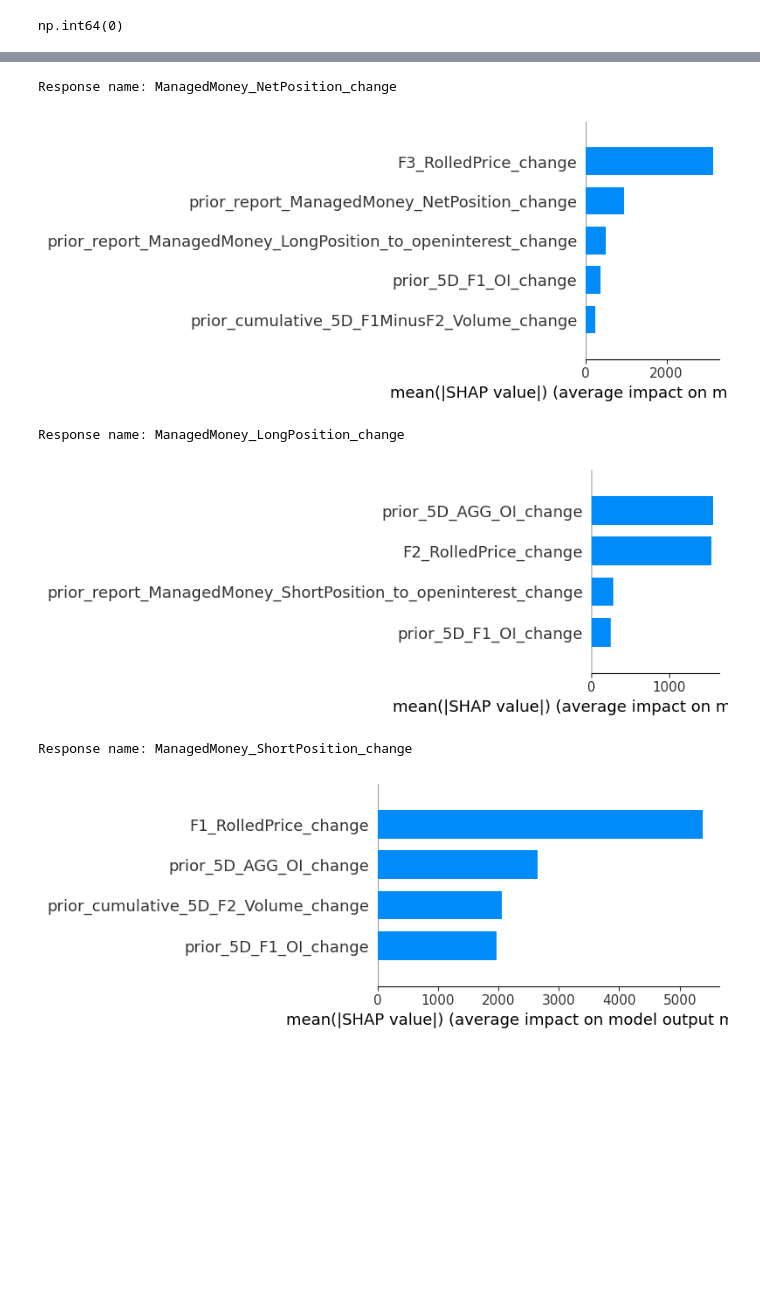
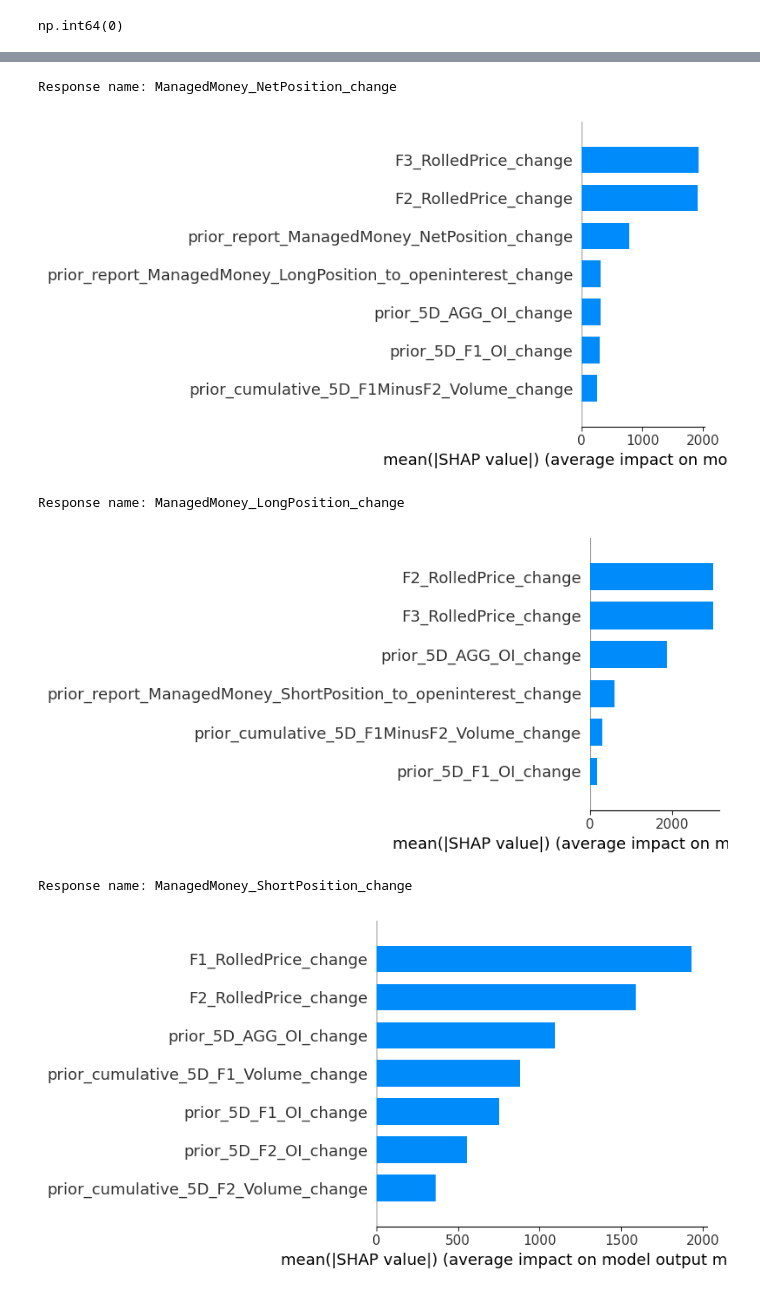
Before and after one commit to omroot/COTAME, a Jupyter notebook: notebooks/cot_modeling/wti/wti_cot_mm_nowcast_04_final_model.ipynb, the cells around one changed output, grey strips where cells are left out. Saved outputs shown, nothing was run; the diff lists cells and outputs as text; code cells hidden in the pictures; blank space fills up the shorter version.

```diff
--- a/notebooks/cot_modeling/wti/wti_cot_mm_nowcast_04_final_model.ipynb
+++ b/notebooks/cot_modeling/wti/wti_cot_mm_nowcast_04_final_model.ipynb
@@ -184,6 +184,7 @@ File:      ~/miniconda3/envs/cotame/lib/python3.10/site-packages/shap/plots/_bee
 Type:      function
 # %%
 response_performance_map = {}
+shap_cache_data = {}
 for response_name , model_info in final_selected_model_and_parameters_per_response.items():
     print(f'Response name: {response_name}')
 
@@ -194,39 +195,49 @@ for response_name , model_info in final_selected_model_and_parameters_per_respon
         estimator = SGDRegressor(**model_params)
     elif model_name == "lasso":
         estimator = Lasso(**model_params)
     elif model_name == "ols":
         estimator = LinearRegression()
     elif model_name == "ridge":
         estimator = Ridge(**model_params)
     elif  model_name == "rf":
         estimator = RandomForestRegressor(**model_params)
     elif model_name == "extra":
         estimator = ExtraTreesRegressor(**model_params)
     elif model_name == "hgbm":
         estimator = HistGradientBoostingRegressor(**model_params)
 
 
     Xy = dataset[['tradeDate']+feature_names+[response_name]].dropna()
     Xy.reset_index(drop=True, inplace= True)
 
     estimator.fit(Xy[feature_names], Xy[response_name])
-    X_sample = dataset[feature_names].sample(n=100)
+    X_sample = dataset[feature_names].sample(n=100, random_state=42)
     if model_name in ["rf" , "extra","hgbm" ]:
         explainer = shap.TreeExplainer(estimator)
         shap_values = explainer.shap_values(X_sample)
     elif model_name in ["enet" , "lasso","ols" ]:
         explainer = shap.LinearExplainer(estimator,
-                                         dataset[feature_names].sample(50))
-        shap_values = explainer.shap_values(dataset[feature_names].sample(100))
+                                         dataset[feature_names].sample(50, random_state=42))
+        shap_values = explainer.shap_values(X_sample)
+
+    mean_abs_shap = np.abs(shap_values).mean(axis=0)
+    shap_cache_data[response_name] = {
+        "model_name": model_name,
+        "feature_names": feature_names,
+        "shap_values": shap_values.tolist(),
+        "mean_abs_shap": {fn: float(v) for fn, v in zip(feature_names, mean_abs_shap)},
+        "feature_values": X_sample.values.tolist()
+    }
+
     shap.summary_plot(shap_values,
                       X_sample,
                       feature_names=feature_names,
                       plot_type="bar")
 # %% [output]
 Response name: ManagedMoney_NetPosition_change
-[figure, old version]
+[figure, new version]
 Response name: ManagedMoney_LongPosition_change
-[figure, old version]
+[figure, new version]
 Response name: ManagedMoney_ShortPosition_change
-[figure, old version]
+[figure, new version]
 Response name: ManagedMoney_NetPosition_to_openinterest_change
```
Also changed, not shown: parts of 4 cells of this notebook, 24 other files.
